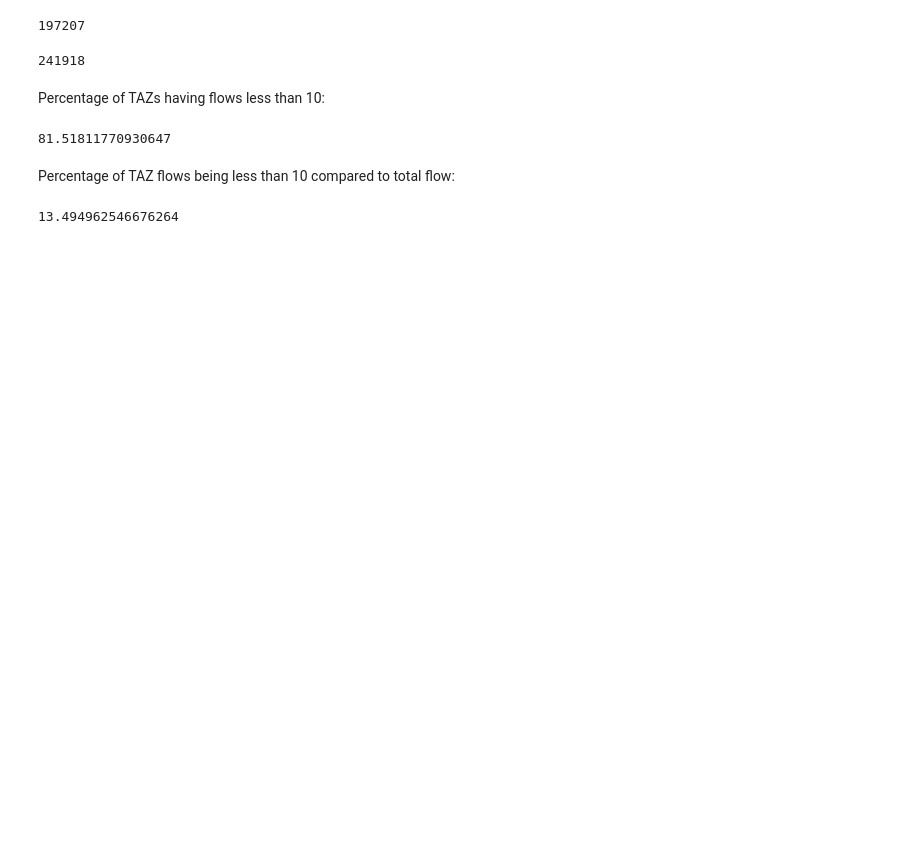
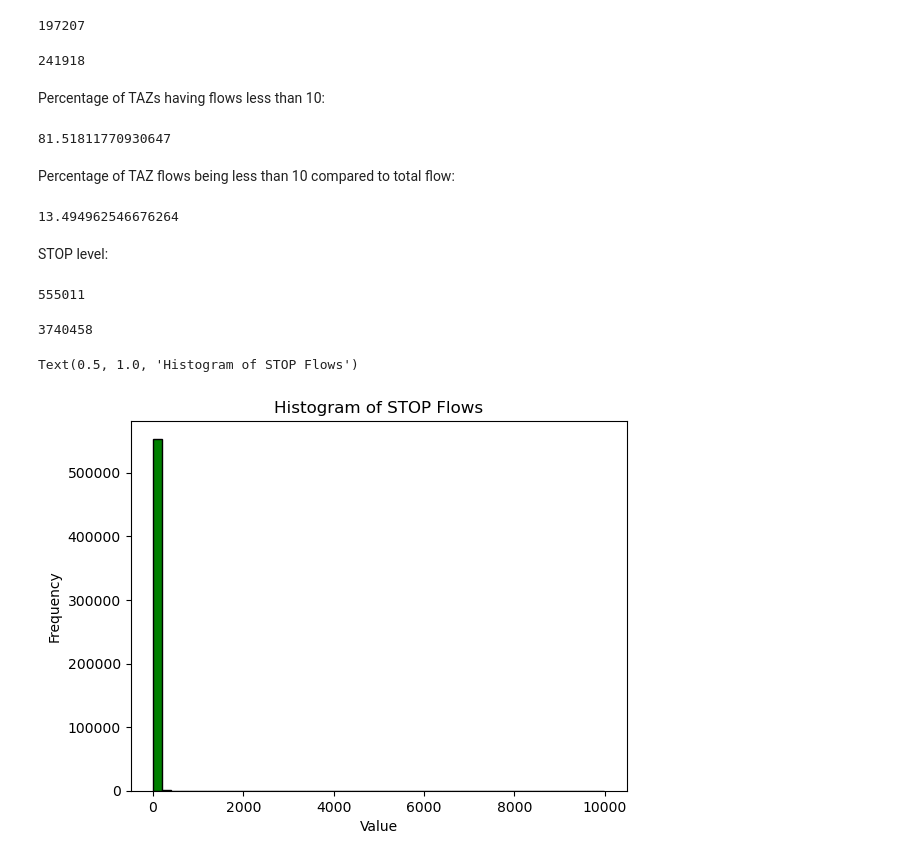
Before and after one commit to arsalanesmaili/kcm_ridership, a Jupyter notebook: flows.ipynb, the cells around one changed output. Saved outputs shown, nothing was run; the diff lists cells and outputs as text; code cells hidden in the pictures; blank space fills up the shorter version.

Commit message:
TAZ and stop flow Pseudo Sparsity analysis

```diff
--- a/flows.ipynb
+++ b/flows.ipynb
@@ -509,3 +504,30 @@ Percentage of TAZ flows being less than 10 compared to total flow:
 sum(threshold_TAZ)/total_flow*100
 # %% [output]
 13.494962546676264
+# %% [markdown]
+STOP level:
+# %%
+stop_flows=[]
+
+for key in stops_count.keys():
+    for i in range(len(stops_count[key])):
+        stop_flows.append(stops_count[key][i][1])
+# %%
+len(stop_flows)
+# %% [output]
+555011
+# %%
+total_flow_stops=sum(stop_flows)
+total_flow_stops
+# %% [output]
+3740458
+# %%
+plt.hist(stop_flows,bins=50, color='green', edgecolor='black')
+plt.xlabel('Value')
+plt.ylabel('Frequency')
+plt.title('Histogram of STOP Flows')
+# plt.xlim(6000, 8000)
+#plt.ylim(0, 1000)
+# %% [output]
+Text(0.5, 1.0, 'Histogram of STOP Flows')
+[figure, added]
```
Also changed, not shown: parts of 9 cells of this notebook.
